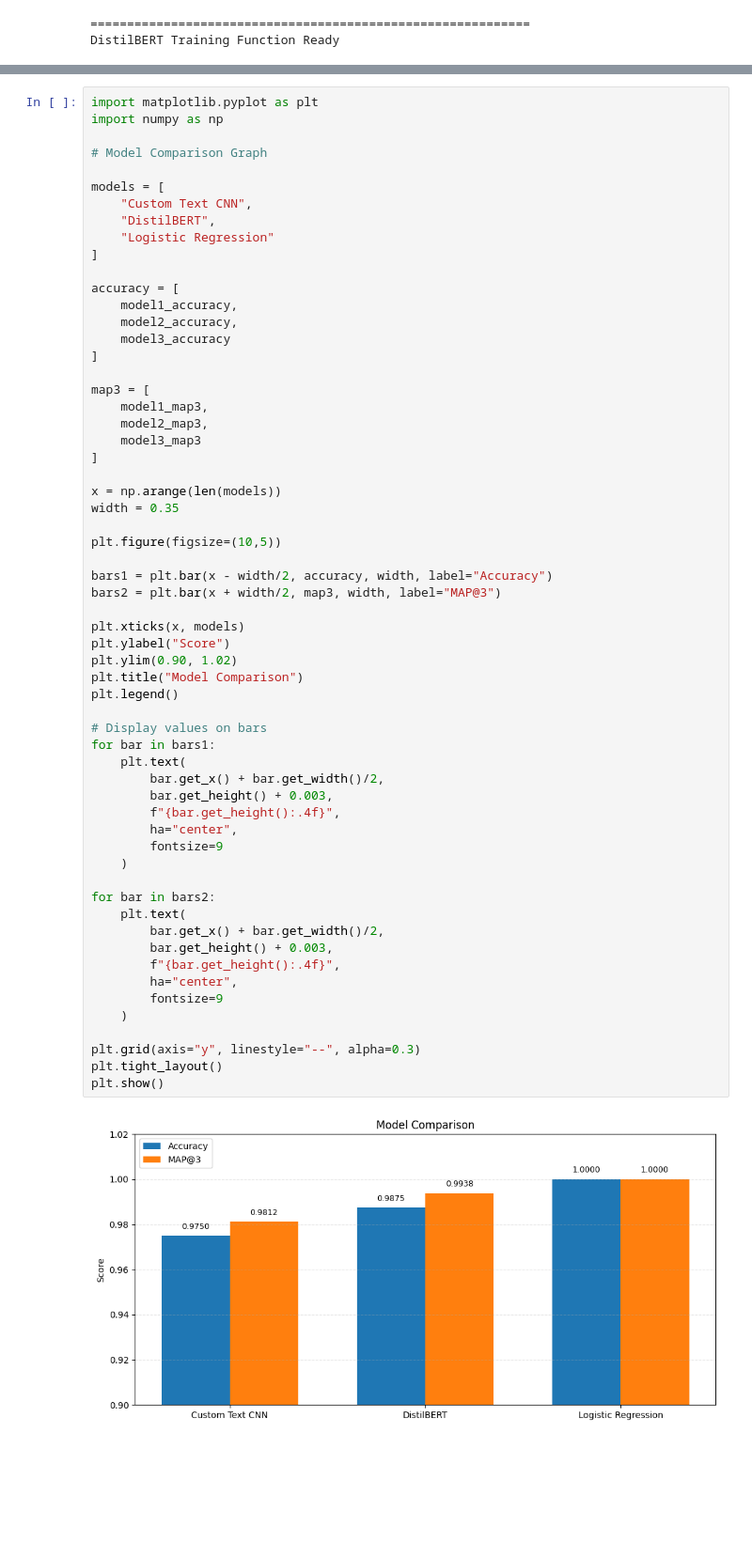
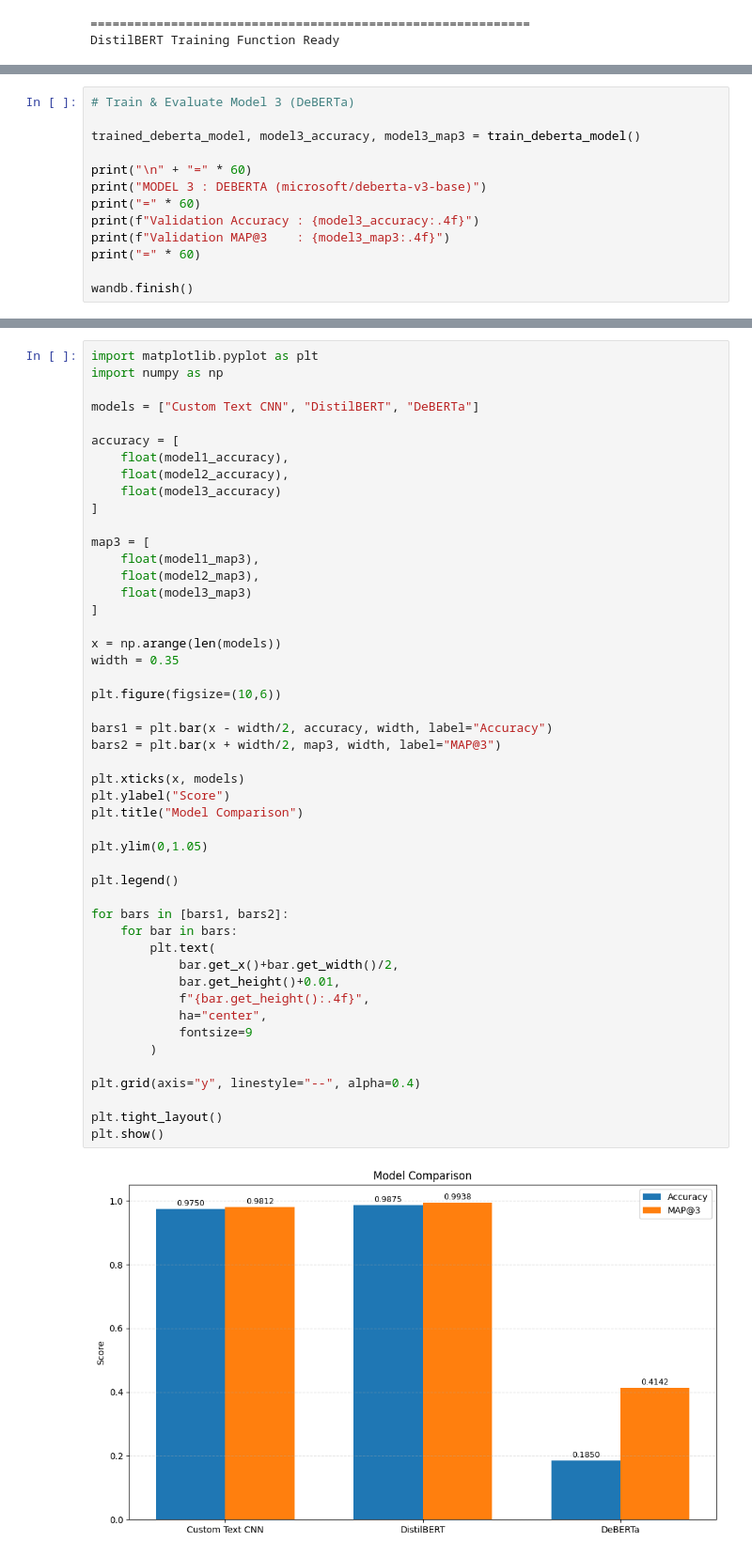
Before and after one commit to rajeevpatel090/dl-23f3002112-notebook-t22026, a Jupyter notebook: notebooks/dl-23f3002112-notebook-t22026.ipynb, the cells around one changed output, grey strips where cells are left out. Shown at 94% size. Saved outputs shown, nothing was run; the diff lists cells and outputs as text; blank space fills up the shorter version.

```diff
--- a/notebooks/dl-23f3002112-notebook-t22026.ipynb
+++ b/notebooks/dl-23f3002112-notebook-t22026.ipynb
@@ -1310,0 +1343,13 @@ Find logs at: ./wandb/run-20260806_163620-ar8uikrh/logs
+# %%
+# Train & Evaluate Model 3 (DeBERTa)
+
+trained_deberta_model, model3_accuracy, model3_map3 = train_deberta_model()
+
+print("\n" + "=" * 60)
+print("MODEL 3 : DEBERTA (microsoft/deberta-v3-base)")
+print("=" * 60)
+print(f"Validation Accuracy : {model3_accuracy:.4f}")
+print(f"Validation MAP@3    : {model3_map3:.4f}")
+print("=" * 60)
+
+wandb.finish()
@@ -1329,65 +1393,53 @@ Model Comparison Table:
 # %%
 import matplotlib.pyplot as plt
 import numpy as np
 
-# Model Comparison Graph
-
-models = [
-    "Custom Text CNN",
-    "DistilBERT",
-    "Logistic Regression"
-]
+models = ["Custom Text CNN", "DistilBERT", "DeBERTa"]
 
 accuracy = [
-    model1_accuracy,
-    model2_accuracy,
-    model3_accuracy
+    float(model1_accuracy),
+    float(model2_accuracy),
+    float(model3_accuracy)
 ]
 
 map3 = [
-    model1_map3,
-    model2_map3,
-    model3_map3
+    float(model1_map3),
+    float(model2_map3),
+    float(model3_map3)
 ]
 
 x = np.arange(len(models))
 width = 0.35
 
-plt.figure(figsize=(10,5))
+plt.figure(figsize=(10,6))
 
 bars1 = plt.bar(x - width/2, accuracy, width, label="Accuracy")
 bars2 = plt.bar(x + width/2, map3, width, label="MAP@3")
 
 plt.xticks(x, models)
 plt.ylabel("Score")
-plt.ylim(0.90, 1.02)
 plt.title("Model Comparison")
+
+plt.ylim(0,1.05)
+
 plt.legend()
 
-# Display values on bars
-for bar in bars1:
-    plt.text(
-        bar.get_x() + bar.get_width()/2,
-        bar.get_height() + 0.003,
-        f"{bar.get_height():.4f}",
-        ha="center",
-        fontsize=9
-    )
+for bars in [bars1, bars2]:
+    for bar in bars:
+        plt.text(
+            bar.get_x()+bar.get_width()/2,
+            bar.get_height()+0.01,
+            f"{bar.get_height():.4f}",
+            ha="center",
+            fontsize=9
+        )
 
-for bar in bars2:
-    plt.text(
-        bar.get_x() + bar.get_width()/2,
-        bar.get_height() + 0.003,
-        f"{bar.get_height():.4f}",
-        ha="center",
-        fontsize=9
-    )
+plt.grid(axis="y", linestyle="--", alpha=0.4)
 
-plt.grid(axis="y", linestyle="--", alpha=0.3)
 plt.tight_layout()
 plt.show()
 # %% [output]
-[figure, old version]
+[figure, new version]
 # %%
 # ==========================================
 # Cell 41 : Select Best Model
```
Also changed, not shown: parts of 26 cells of this notebook.
